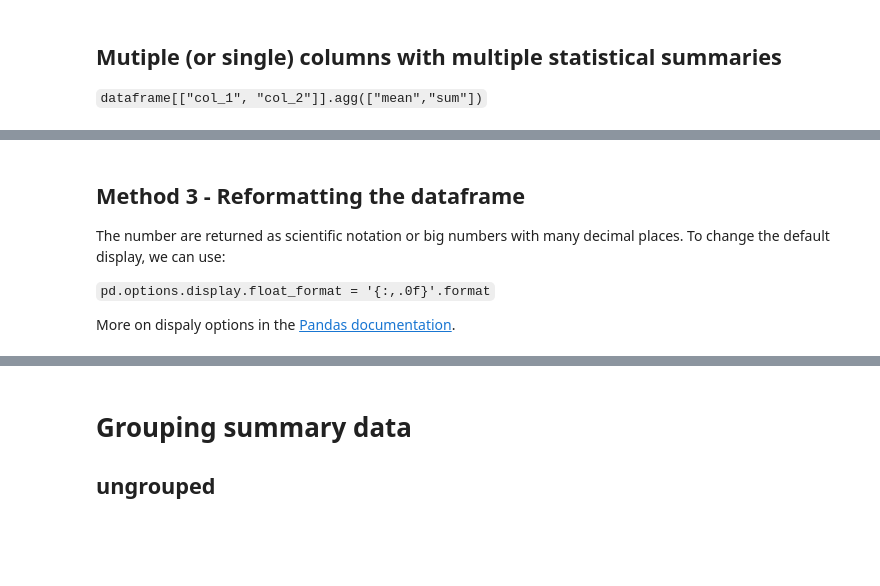
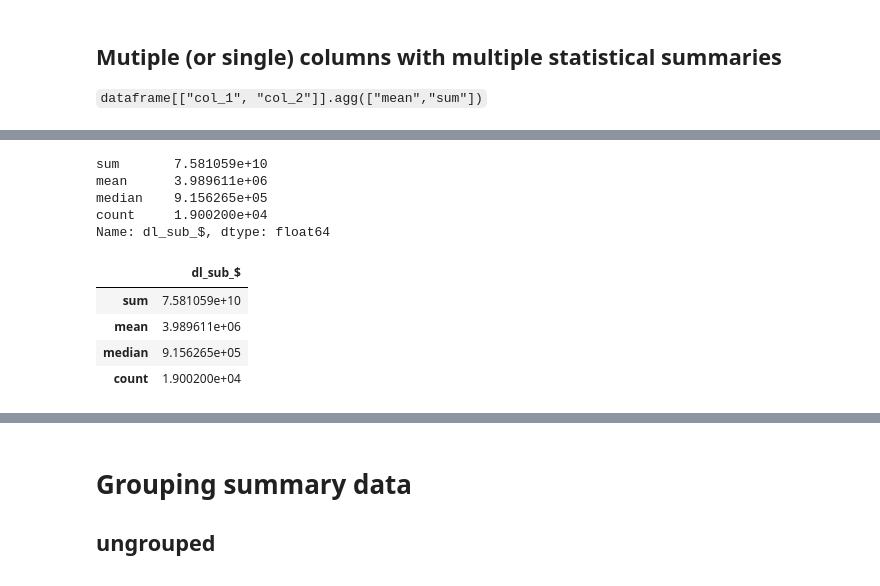
Before and after one commit to arubybonilla/2023-spring-data-journalism, a Jupyter notebook: wk06-foundational-analysis-demo.ipynb, the cells around one changed output, grey strips where cells are left out. Cells and saved outputs as stored; diff of their text form; code cells hidden in the pictures; blank space fills up the shorter version.

Commit message:
reformatting df

````diff
--- a/wk06-foundational-analysis-demo.ipynb
+++ b/wk06-foundational-analysis-demo.ipynb
@@ -395,15 +409,21 @@ df[["dl_sub_$", "dl_unsub_$", "Total_$"]].median().to_frame()
 # %%
 ## multiple aggregation single column
+df["dl_sub_$"].agg(["sum", "mean", "median", "count"])
+# %% [output]
+sum       7.581059e+10
+mean      3.989611e+06
+median    9.156265e+05
+count     1.900200e+04
+Name: dl_sub_$, dtype: float64
 # %%
-## multiple aggreation to frame
+## multiple aggregation to frame
+df["dl_sub_$"].agg(["sum", "mean", "median", "count"]).to_frame()
+# %% [output]
+|  | dl_sub_$ |
+| sum | 7.581059e+10 |
+| mean | 3.989611e+06 |
+| median | 9.156265e+05 |
+| count | 1.900200e+04 |
 # %%
 # multiple columns
 ## note the double brackets because we are passing a list of columns - Automatic to frame
-# %% [markdown]
-## Method 3 - Reformatting the dataframe
-
-The number are returned as scientific notation or big numbers with many decimal places. To change the default display, we can use:
-
-```pd.options.display.float_format = '{:,.0f}'.format```
-
-More on dispaly options in the <a href="https://pandas.pydata.org/pandas-docs/stable/user_guide/options.html?highlight=options%20display">Pandas documentation</a>.
````
Also changed, not shown: parts of 17 cells of this notebook.
